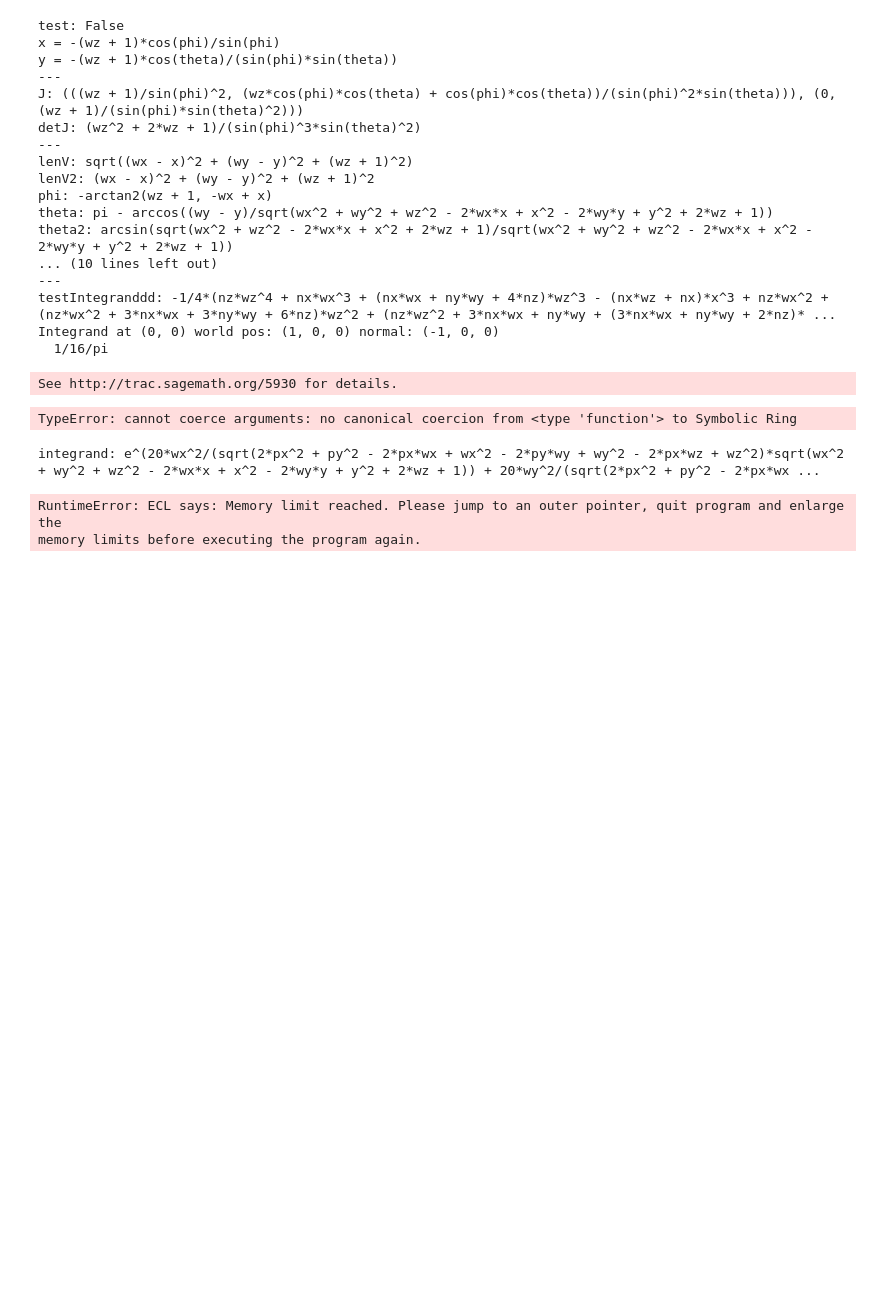
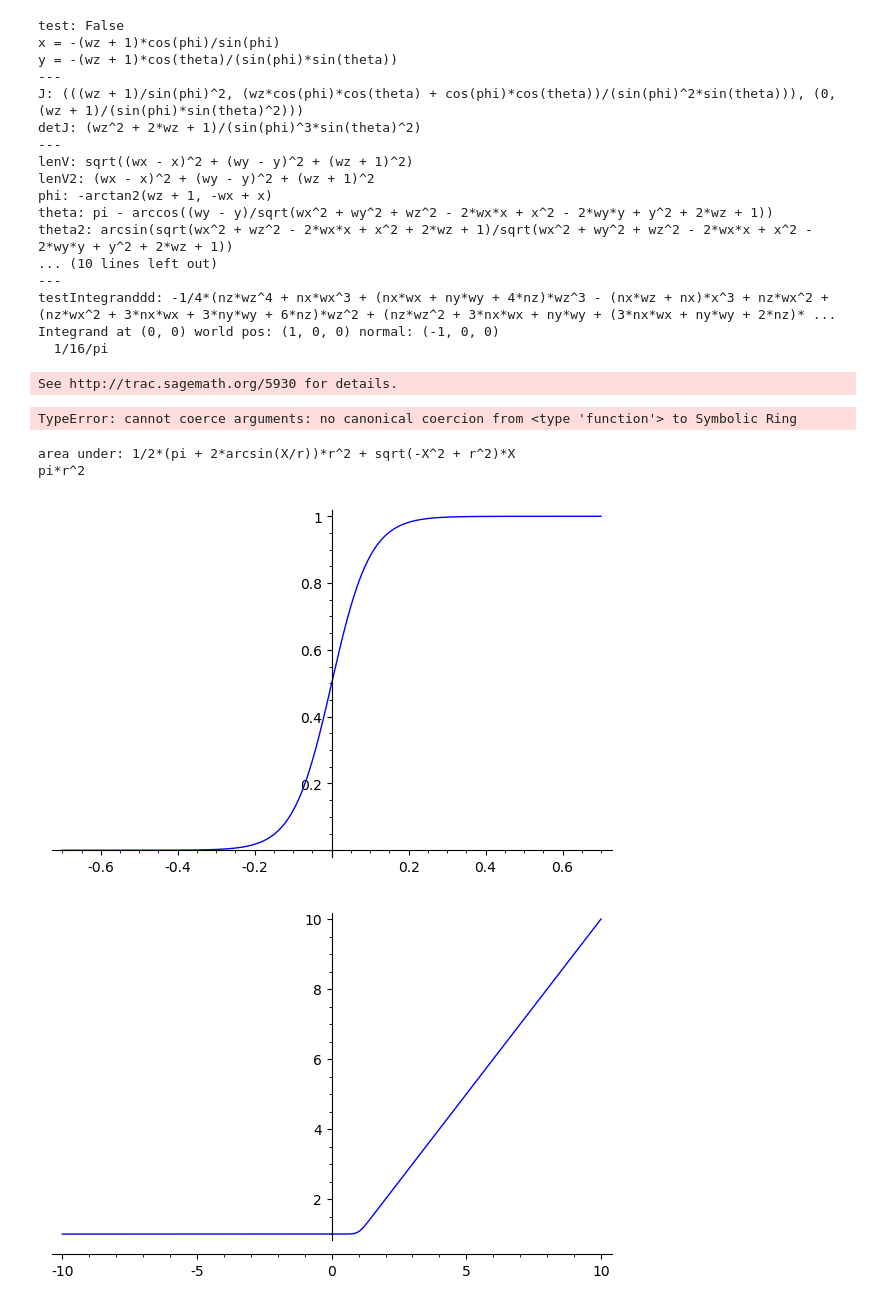
Before and after one commit to zalan24/Paperback, a Jupyter notebook: doc/Ambient light.ipynb, the cells around one changed output. Drawn from its saved outputs; the diff is of its cells as text; code cells hidden in the pictures; blank space fills up the shorter version.

Commit message:
Softmax added to ao

```diff
--- a/doc/Ambient light.ipynb
+++ b/doc/Ambient light.ipynb
@@ -275,7 +275,6 @@ assume(y > -windowRad)
 assume(y < windowRad)
 
 assume(r > 0)
-assume(r < pi/2)
 
 def dot(a, b):
     return a[0]*b[0] + a[1]*b[1] + a[2]*b[2]
@@ -287,35 +286,51 @@ def cross(a, b):
 
 def lenghtSq(v):
     return dot(v, v)
 
 def lenght(v):
     return sqrt(lenghtSq(v))
 
 def normalize(v):
     l = lenght(v);
     return (v[0]/l, v[1]/l, v[2]/l)
 
 def step(x):
     #return (arctan(x)+pi/2)/pi
     return 1 / (1 + exp(-2*x*s))
 
+def softmax(x, y):
+    scale = 0.1
+    return log(exp(x/scale) + exp(y/scale))*scale
+
+def softmin(x, y):
+    return -log(exp(-x) + exp(-y))
+
 d = (x-wx, y-wy, windowZ-wz)
 dnorm = normalize(d)
 dp = (px-wx, py-wy, pz-wz)
 dpnorm = normalize(dp)
 integrand = step(dot(dnorm, dpnorm) - cos(r)).simplify_full()
-print("integrand: " + str(integrand))
+# print("integrand: " + str(integrand))
 
 # innerIntegral = definite_integral(integrand, x, windowRad, -windowRad)
 # print("inner integral: " + strs(innerIntegral))
 # result = definite_integral(innerIntegral, y, -windowRad, windowRad)
 
 # print("result: " + str(result.simplify_full()))
 
-definite_integral()
+X = var('X')
+assume(X < r)
+assume(X > -r)
+theta = acos(-x)
+areaUnder = definite_integral(2*sqrt(r^2-x^2), x, -r, X).simplify_full()
+print("area under: " + str(areaUnder))
+
+print(areaUnder(r))
 
 plot(step(x), (x, -windowRad, windowRad)).show()
+plot(softmax(x, 1), (x, -10, 10)).show()
 # %% [output]
-integrand: e^(20*wx^2/(sqrt(2*px^2 + py^2 - 2*px*wx + wx^2 - 2*py*wy + wy^2 - 2*px*wz + wz^2)*sqrt(wx^2 + wy^2 + wz^2 - 2*wx*x + x^2 - 2*wy*y + y^2 + 2*wz + 1)) + 20*wy^2/(sqrt(2*px^2 + py^2 - 2*px*wx ...
+area under: 1/2*(pi + 2*arcsin(X/r))*r^2 + sqrt(-X^2 + r^2)*X
+pi*r^2
-RuntimeError: ECL says: Memory limit reached. Please jump to an outer pointer, quit program and enlarge the
-memory limits before executing the program again.
+[figure, added]
+[figure, added]
```
Also changed, not shown: 4 other files.
